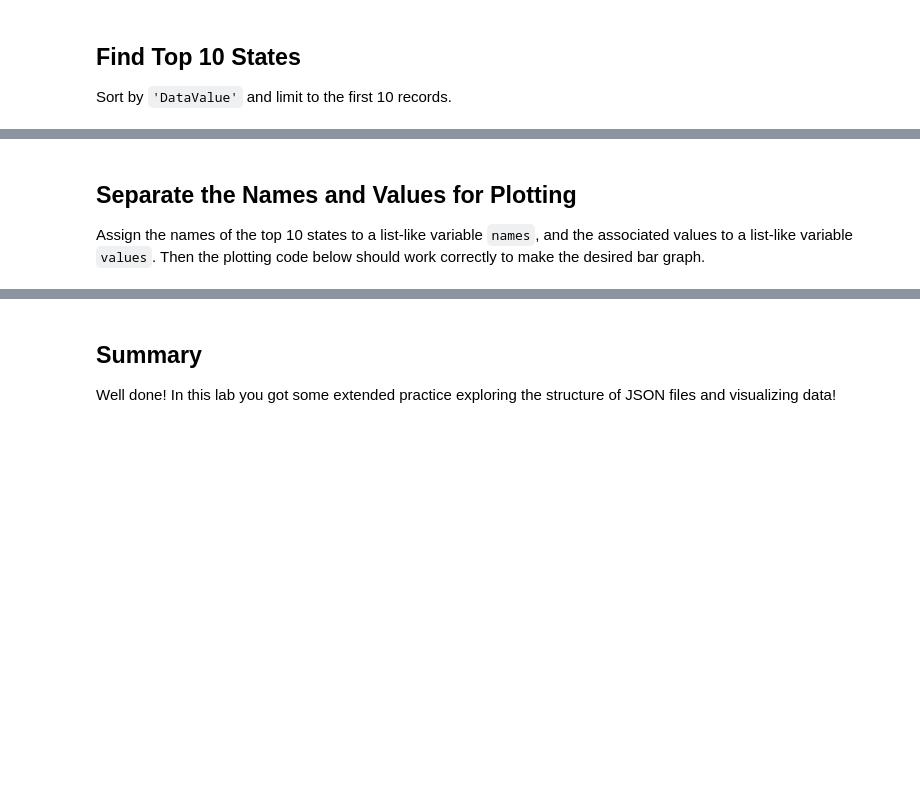
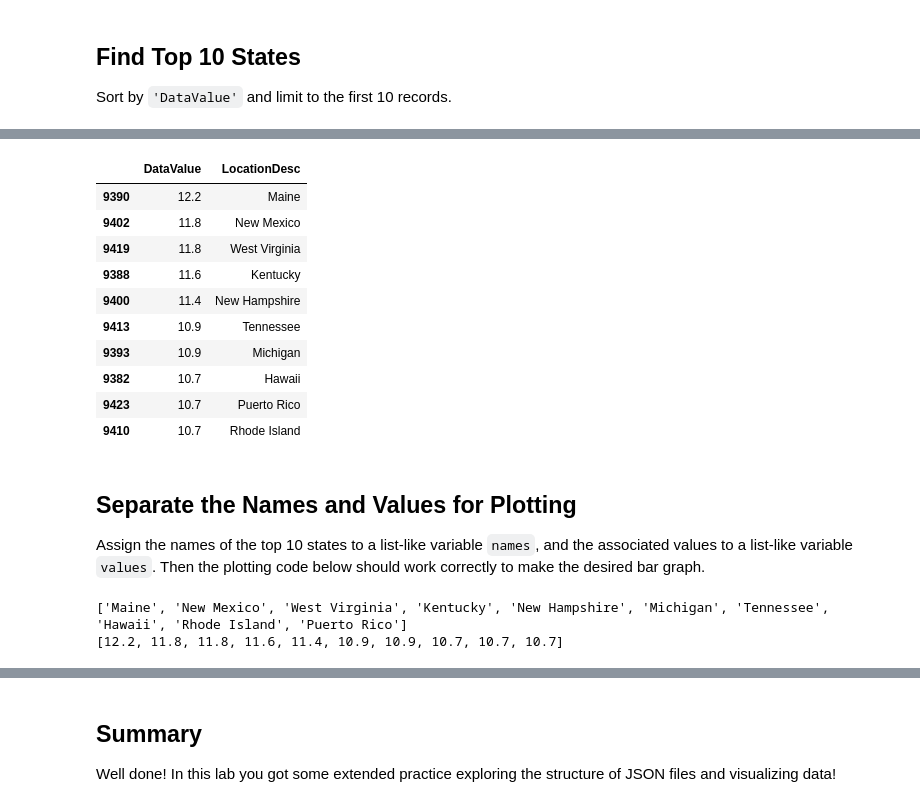
Before and after one commit to mlgvla/dsc-exploring-and-transforming-json-schemas-lab, a Jupyter notebook: index.ipynb, the cells around one changed output, grey strips where cells are left out. Cells and saved outputs as stored; diff of their text form; code cells hidden in the pictures; blank space fills up the shorter version.

```diff
--- a/index.ipynb
+++ b/index.ipynb
@@ -159,3 +286,18 @@ Sort by `'DataValue'` and limit to the first 10 records.
+# %%
+top_10_with_pandas = data_and_location_with_pandas.sort_values("DataValue", ascending=False)[:10]
+top_10_with_pandas
+# %% [output]
+|  | DataValue | LocationDesc |
+| 9390 | 12.2 | Maine |
+| 9402 | 11.8 | New Mexico |
+| 9419 | 11.8 | West Virginia |
+| 9388 | 11.6 | Kentucky |
+| 9400 | 11.4 | New Hampshire |
+| 9413 | 10.9 | Tennessee |
+| 9393 | 10.9 | Michigan |
+| 9382 | 10.7 | Hawaii |
+| 9423 | 10.7 | Puerto Rico |
+| 9410 | 10.7 | Rhode Island |
 # %% [markdown]
 ## Separate the Names and Values for Plotting
 
@@ -163,8 +305,13 @@ Assign the names of the top 10 states to a list-like variable `names`, and the a
 # %%
 # Replace None with appropriate code
 
-names = None
-values = None
+names = [record[1] for record in top_10_without_pandas]
+values = [record[0] for record in top_10_without_pandas]
+print(names)
+print(values)
+# %% [output]
+['Maine', 'New Mexico', 'West Virginia', 'Kentucky', 'New Hampshire', 'Michigan', 'Tennessee', 'Hawaii', 'Rhode Island', 'Puerto Rico']
+[12.2, 11.8, 11.8, 11.6, 11.4, 10.9, 10.9, 10.7, 10.7, 10.7]
 # %%
 # Run this cell without changes
 
```
Also changed, not shown: parts of 10 cells of this notebook.
